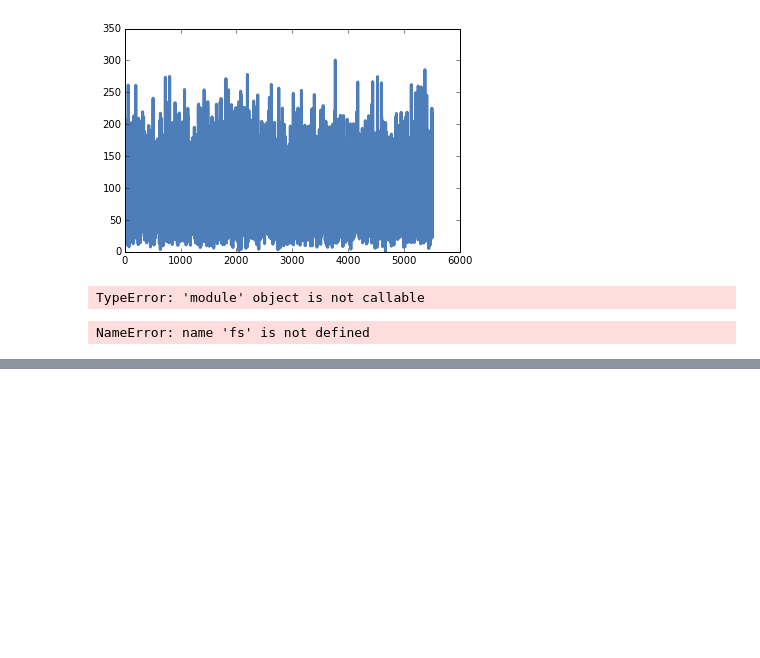
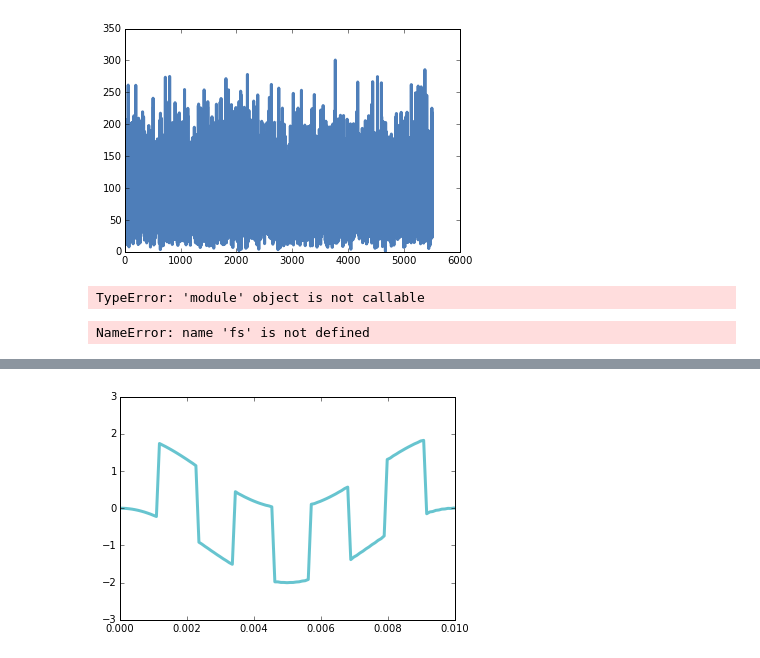
Before and after one commit to CaseyAlvarado/ThinkDSP, a Jupyter notebook: code/Untitled0.ipynb, the cells around one changed output, grey strips where cells are left out. Drawn from its saved outputs; the diff is of its cells as text; code cells hidden in the pictures; blank space fills up the shorter version.

```diff
--- a/code/Untitled0.ipynb
+++ b/code/Untitled0.ipynb
@@ -68,0 +100,5 @@ hs = hs*PI2*j*
+# %%
+new.make_wave().plot()
+thinkplot.config(xlim = [0, 0.01])
+# %% [output]
+[figure, added]
```
Also changed, not shown: parts of 8 cells of this notebook, 4 other files.
